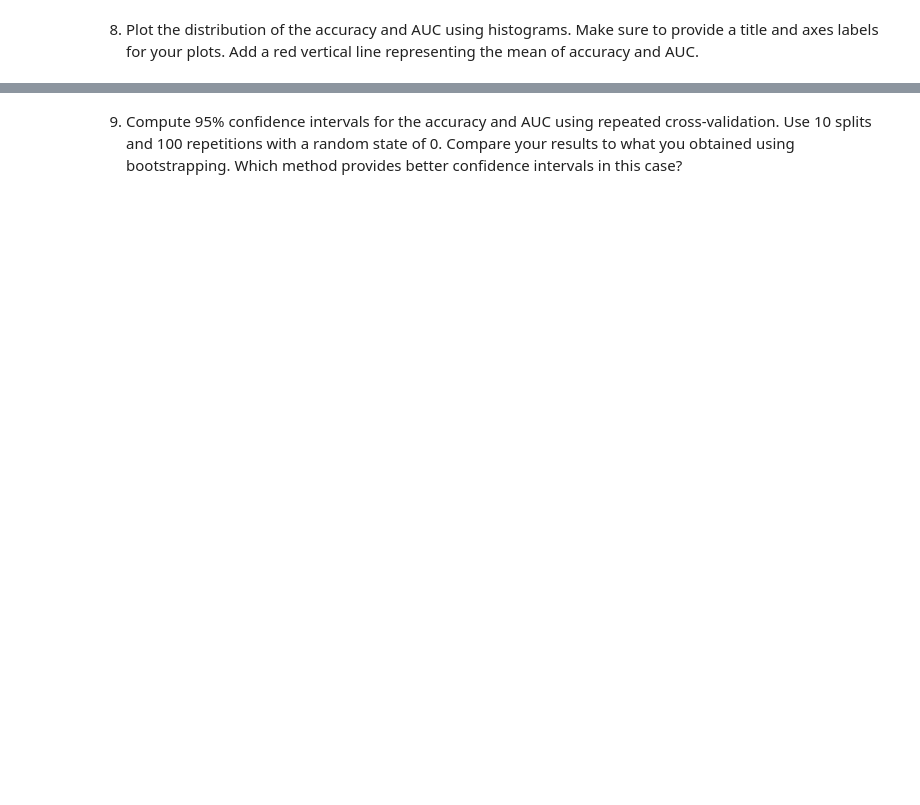
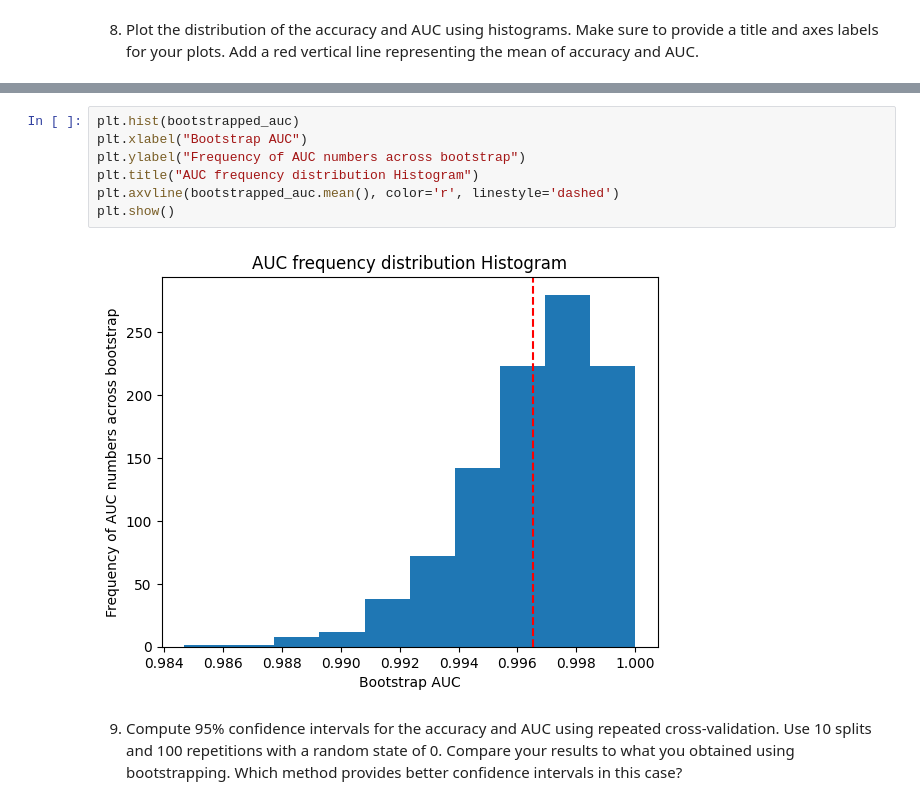
Before and after one commit to andytyuan2/DATASCI-3000, a Jupyter notebook: Homework 4 - Clean.ipynb, the cells around one changed output, grey strips where cells are left out. Saved outputs shown, nothing was run; the diff lists cells and outputs as text; blank space fills up the shorter version.

```diff
--- a/Homework 4 - Clean.ipynb
+++ b/Homework 4 - Clean.ipynb
@@ -191,2 +226,11 @@ print(auc_ci)
+# %%
+plt.hist(bootstrapped_auc)
+plt.xlabel("Bootstrap AUC")
+plt.ylabel("Frequency of AUC numbers across bootstrap")
+plt.title("AUC frequency distribution Histogram")
+plt.axvline(bootstrapped_auc.mean(), color='r', linestyle='dashed')
+plt.show()
+# %% [output]
+[figure, added]
 # %% [markdown]
 9. Compute 95% confidence intervals for the accuracy and AUC using repeated cross-validation. Use 10 splits and 100 repetitions with a random state of 0. Compare your results to what you obtained using bootstrapping. Which method provides better confidence intervals in this case?
```
Also changed, not shown: parts of 14 cells of this notebook.
